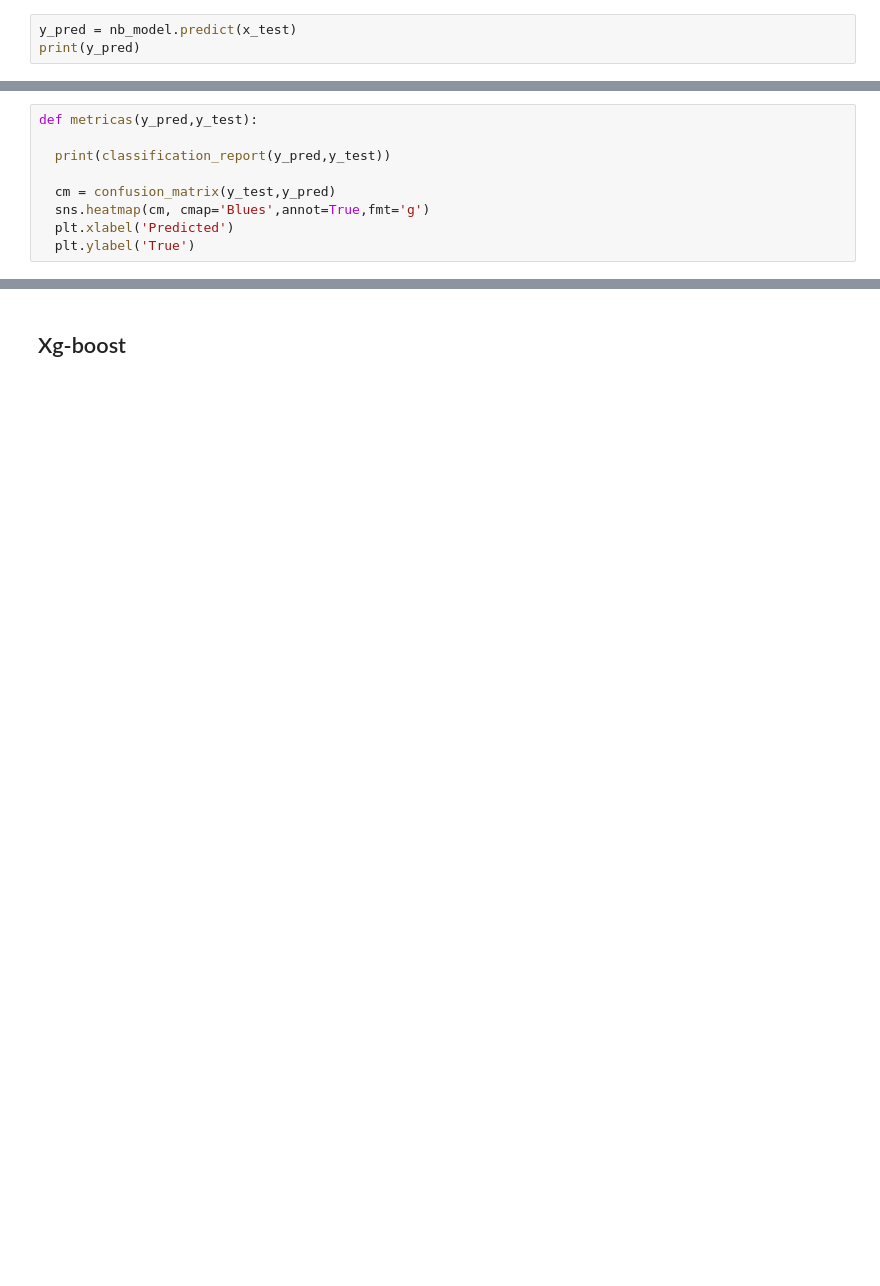
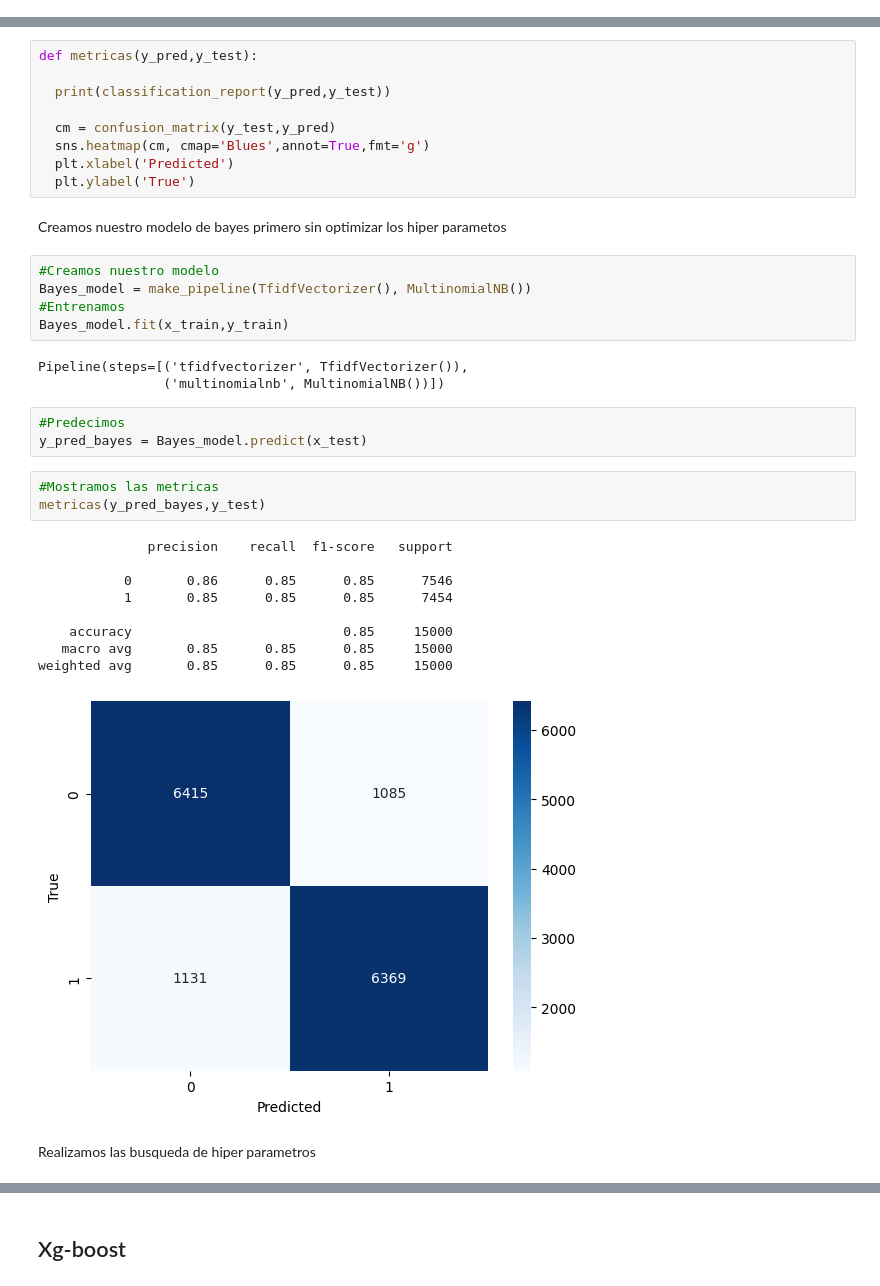
Before and after one commit to franciscoL0pez/TrabajosPracticosOrganizacionDeDatos1C2023, a Jupyter notebook: 7506R-1C2023-GRUPO17.ipynb, the cells around one changed output, grey strips where cells are left out. Saved outputs shown, nothing was run; the diff lists cells and outputs as text; blank space fills up the shorter version.

```diff
--- a/7506R-1C2023-GRUPO17.ipynb
+++ b/7506R-1C2023-GRUPO17.ipynb
@@ -160,3 +140,0 @@ nb_model = grid_search.best_estimator_
-# %%
-y_pred = nb_model.predict(x_test)
-print(y_pred)
@@ -173,3 +149,31 @@ def metricas(y_pred,y_test):
   sns.heatmap(cm, cmap='Blues',annot=True,fmt='g')
   plt.xlabel('Predicted')
   plt.ylabel('True')
+# %% [markdown]
+Creamos nuestro modelo de bayes primero sin optimizar los hiper parametos
+# %%
+#Creamos nuestro modelo
+Bayes_model = make_pipeline(TfidfVectorizer(), MultinomialNB())
+#Entrenamos
+Bayes_model.fit(x_train,y_train)
+# %% [output]
+Pipeline(steps=[('tfidfvectorizer', TfidfVectorizer()),
+                ('multinomialnb', MultinomialNB())])
+# %%
+#Predecimos
+y_pred_bayes = Bayes_model.predict(x_test)
+# %%
+#Mostramos las metricas
+metricas(y_pred_bayes,y_test)
+# %% [output]
+              precision    recall  f1-score   support
+
+           0       0.86      0.85      0.85      7546
+           1       0.85      0.85      0.85      7454
+
+    accuracy                           0.85     15000
+   macro avg       0.85      0.85      0.85     15000
+weighted avg       0.85      0.85      0.85     15000
+[figure, added]
+# %% [markdown]
+Realizamos las busqueda de hiper parametros
```
Also changed, not shown: parts of 43 cells of this notebook, 5 other files.
